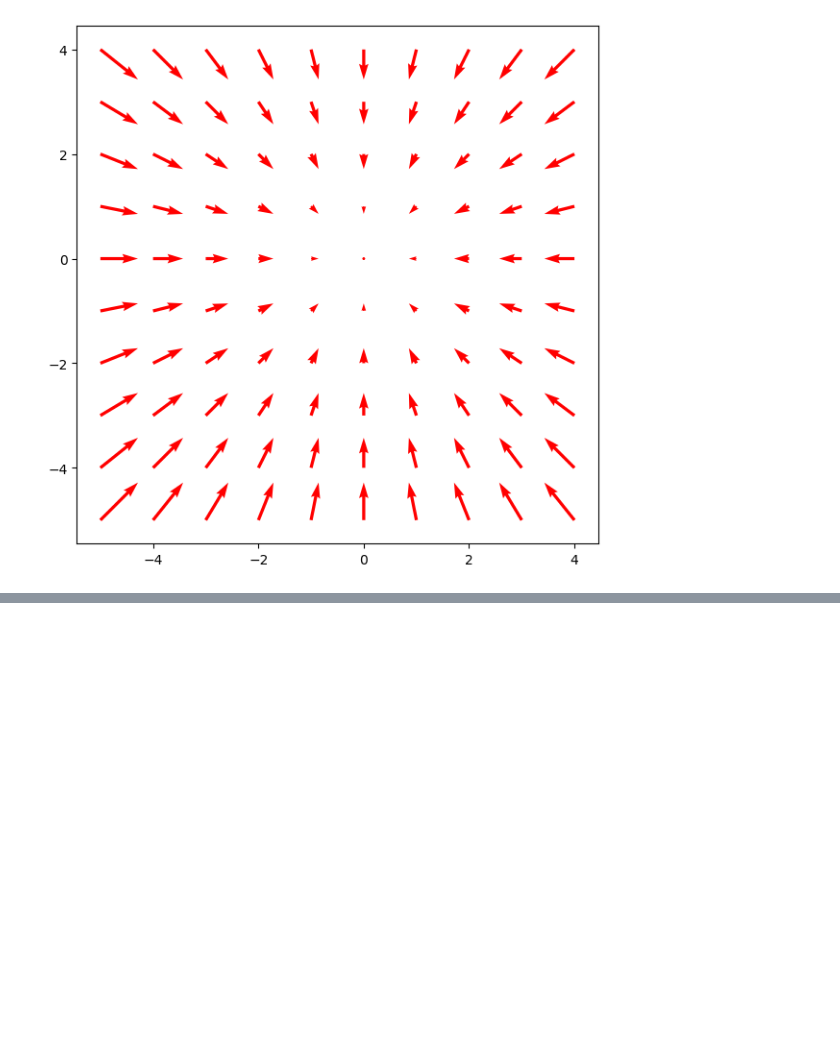
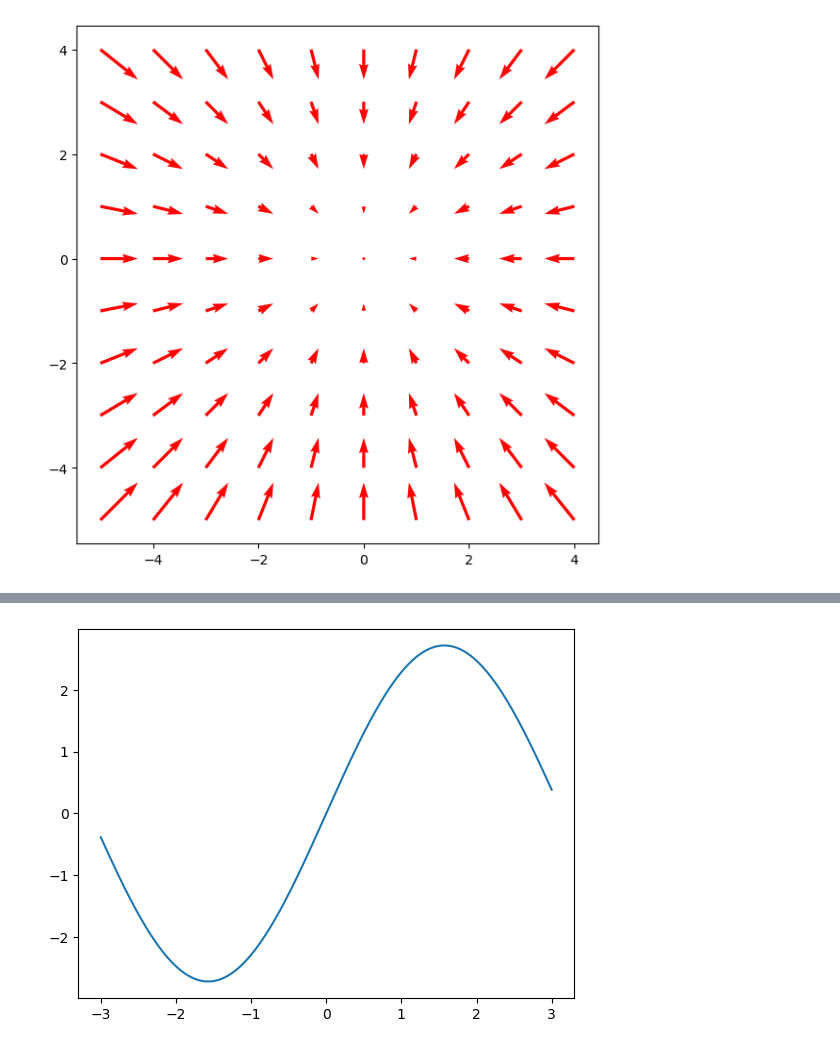
Before and after one commit to Brailor/Math-for-Programmers, a Jupyter notebook: Chapter_11/own.ipynb, the cells around one changed output, grey strips where cells are left out. Saved outputs shown, nothing was run; the diff lists cells and outputs as text; code cells hidden in the pictures; blank space fills up the shorter version.

```diff
--- a/Chapter_11/own.ipynb
+++ b/Chapter_11/own.ipynb
@@ -39,0 +110,10 @@ plot_with_defaults(simple_gravity)
+# %%
+def plot_function(f,xmin,xmax,color=None):
+    ts = np.linspace(xmin,xmax,1000)
+    plt.plot(ts,[f(t) for t in ts],c=color)
+# %%
+def h(x):
+    return math.e * math.sin(x)
+plot_function(h, -3, 3)
+# %% [output]
+[figure, added]
```
Also changed, not shown: parts of 8 cells of this notebook, 2 other files.
